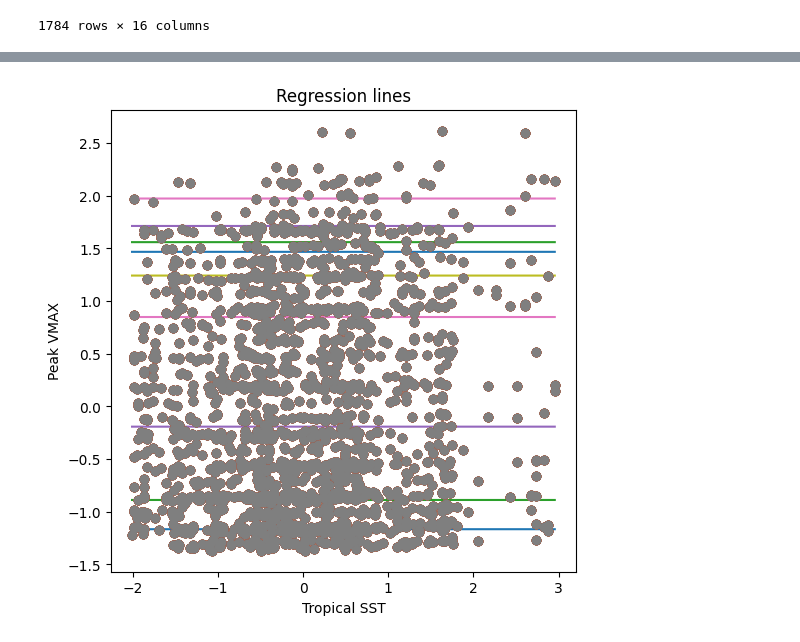
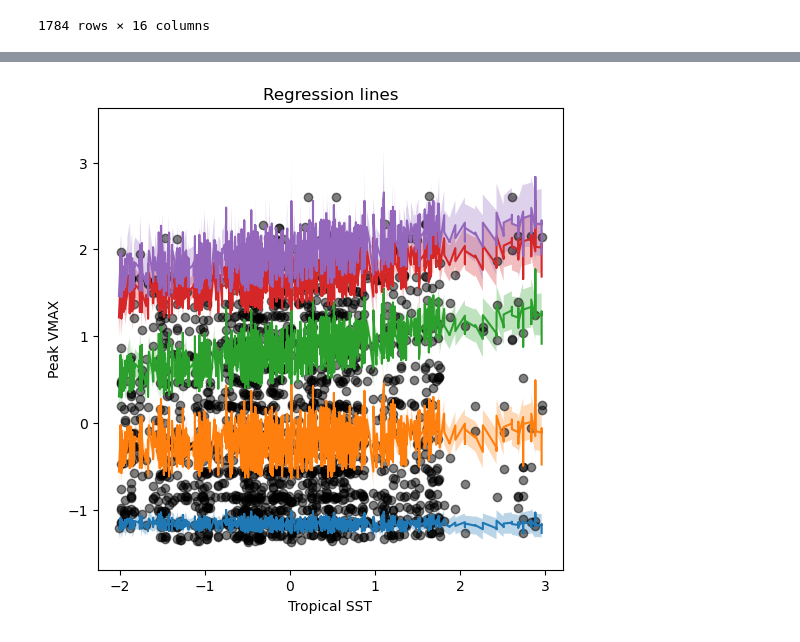
Before and after one commit to sydney-machine-learning/cyclonecategory_GCMs, a Jupyter notebook: Bayesian_Regression_WIP.ipynb, the cells around one changed output, grey strips where cells are left out. Saved outputs shown, nothing was run; the diff lists cells and outputs as text; code cells hidden in the pictures.

Commit message:
bayesian_qr arviz working

```diff
--- a/Bayesian_Regression_WIP.ipynb
+++ b/Bayesian_Regression_WIP.ipynb
@@ -69,6 +69,7 @@ def model(tropical_sst=None, local_sst=None, peak_wind=None, q=None):
 
     # use a uniform prior instead??
     mu = intercept + TROPICAL_COMPONENT + LOCAL_COMPONENT
+    numpyro.deterministic("mu", mu)
 
    # THIS IS WHERE THE QUANTILE REGRESSION COMES IN
     obs = numpyro.sample('obs', dist.AsymmetricLaplaceQuantile(loc=mu, scale=1.0,quantile=q), obs=peak_wind)
@@ -169,54 +164,81 @@ Number of divergences: 0
+# %%
+sample = params[q]
+sample.posterior_predictive['mu'].mean(dim=['chain','draw']).values
 # %%
 def plot_regression(x, y_mean, y_hpdi, ax):
     # Sort values for plotting by x axis
     idx = jnp.argsort(x)
     x_ordered = x[idx]
     mean = y_mean[idx]
-    # hpdi = y_hpdi[:, idx]
+    hpdi = y_hpdi[:, idx]
 
     # Plot
 
     ax.plot(x_ordered, mean)
 
-    # ax.fill_between(x_ordered, hpdi[0], hpdi[1], alpha=0.3, interpolate=True)
+    ax.fill_between(x_ordered, hpdi[0], hpdi[1], alpha=0.3, interpolate=True)
 
-
+ci = 0.89
 # Compute empirical posterior distribution over mu
 fig, ax = plt.subplots(nrows=1, ncols=1, figsize=(6, 6))
+ax.plot(dset.local_sst_scaled.values, dset.peak_wind_scaled.values, "ko", alpha=0.75)
+ax.set(
+    xlabel="Local SST", ylabel="Peak VMAX", title="Regression lines"
+)
 for q in qs:
-  sample = params[q]
-  ## Bit misleading as it's not actually mu but let's just roll with it...
-  posterior_mu = jnp.expand_dims(sample["intercept"], -1)
-  + jnp.expand_dims(sample["local_coef"], -1) * dset.local_sst_scaled.values
-  + jnp.expand_dims(sample["tropical_coef"], -1) * dset.tropical_sst_scaled.values
+    sample = params[q]
+    # ## Bit misleading as it's not actually mu but let's just roll with it...
+    # posterior_mu = jnp.expand_dims(sample["intercept"], -1)
+    # + jnp.expand_dims(sample["local_coef"], -1) * dset.local_sst_scaled.values
+    # + jnp.expand_dims(sample["tropical_coef"], -1) * dset.tropical_sst_scaled.values
 
-  mean_mu = jnp.mean(posterior_mu, axis=0)
-  hpdi_mu = hpdi(posterior_mu, 0.9)
+    base_dims = ['chain','draw']
+    mean_mu = sample.posterior_predictive['mu'].mean(dim=base_dims).values
 
-  plot_regression(dset.local_sst_scaled.values, mean_mu, hpdi_mu, ax)
-  ax.plot(dset.local_sst_scaled.values, dset.peak_wind_scaled.values, "o")
-  ax.set(
-      xlabel="Local SST", ylabel="Peak VMAX", title="Regression lines"
-  );
+    # Define the dimensions for the 'mu' and 'obs' variables that are not in the base dimensions
+    mu_dims = [_ for _ in sample.posterior['mu'].coords.dims if not _ in base_dims]
+    sim_dims = [_ for _ in sample.posterior_predictive['obs'].coords.dims if not _ in base_dims]
+
+    # Calculate the HPDI for the 'mu' and 'obs' variables using the arviz.hdi() function
+    hpdi_mu = az.hdi(
+        sample.posterior, hdi_prob=ci, var_names=['mu']
+    ).transpose('hdi',*mu_dims)['mu'].values
+    hpdi_sim = az.hdi(
+        sample.posterior_predictive, hdi_prob=ci, var_names=['obs']
+    ).transpose('hdi',*sim_dims)['obs'].values
+
+    plot_regression(dset.local_sst_scaled.values, mean_mu, hpdi_mu, ax)
+
 
 plt.show()
 
 fig, ax = plt.subplots(nrows=1, ncols=1, figsize=(6, 6))
+ax.plot(dset.tropical_sst_scaled.values, dset.peak_wind_scaled.values, "ko",alpha=0.5)
+ax.set(
+    xlabel="Tropical SST", ylabel="Peak VMAX", title="Regression lines"
+);
+
 for q in qs:
-  sample = params[q]
-  ## Bit misleading as it's not actually mu but let's just roll with it...
-  posterior_mu = jnp.expand_dims(sample["intercept"], -1)
-  + jnp.expand_dims(sample["local_coef"], -1) * dset.local_sst_scaled.values
-  + jnp.expand_dims(sample["tropical_coef"], -1) * dset.tropical_sst_scaled.values
+    sample = params[q]
+    ## Bit misleading as it's not actually mu but let's just roll with it...
+    base_dims = ['chain','draw']
+    mean_mu = sample.posterior_predictive['mu'].mean(dim=base_dims).values
 
-  mean_mu = jnp.mean(posterior_mu, axis=0)
-  hpdi_mu = hpdi(posterior_mu, 0.9)
+    # Define the dimensions for the 'mu' and 'obs' variables that are not in the base dimensions
+    mu_dims = [_ for _ in sample.posterior['mu'].coords.dims if not _ in base_dims]
+    sim_dims = [_ for _ in sample.posterior_predictive['obs'].coords.dims if not _ in base_dims]
 
-  plot_regression(dset.tropical_sst_scaled.values, mean_mu, hpdi_mu, ax)
-  ax.plot(dset.tropical_sst_scaled.values, dset.peak_wind_scaled.values, "o")
-  ax.set(
-      xlabel="Tropical SST", ylabel="Peak VMAX", title="Regression lines"
-  );
+    # Calculate the HPDI for the 'mu' and 'obs' variables using the arviz.hdi() function
+    hpdi_mu = az.hdi(
+        sample.posterior, hdi_prob=ci, var_names=['mu']
+    ).transpose('hdi',*mu_dims)['mu'].values
+    hpdi_sim = az.hdi(
+        sample.posterior_predictive, hdi_prob=ci, var_names=['obs']
+    ).transpose('hdi',*sim_dims)['obs'].values
+
+
+    plot_regression(dset.tropical_sst_scaled.values, mean_mu, hpdi_mu, ax)
+
 
 plt.show()
 # %% [output]
@@ -224 +246 @@ plt.show()
-[figure, old version]
+[figure, new version]
```
Also changed, not shown: parts of 5 cells of this notebook.
